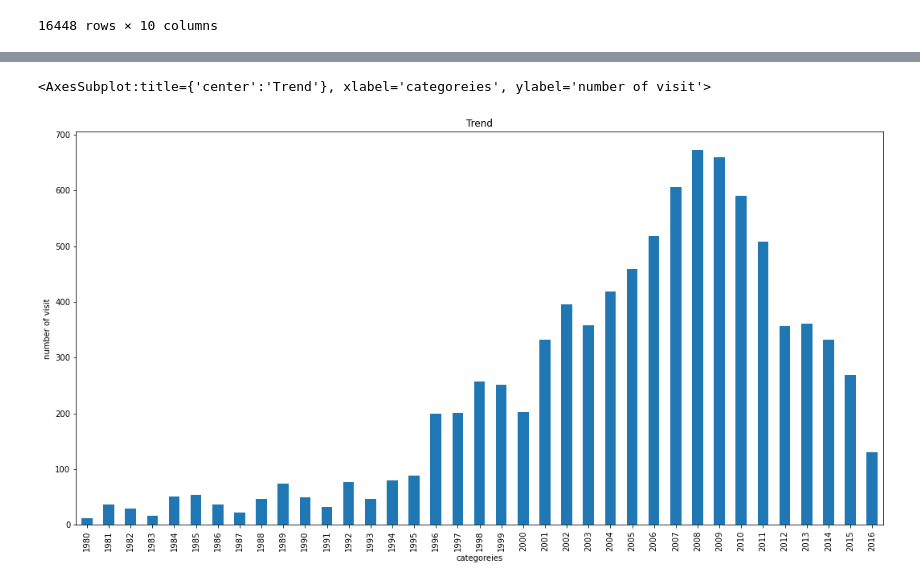
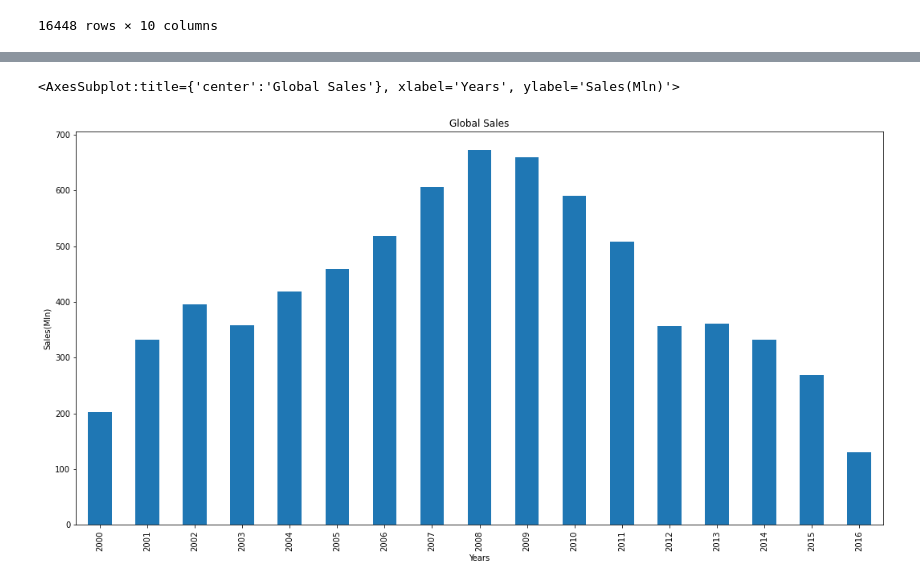
Before and after one commit to Pellys/FDSProject, a Jupyter notebook: MAIN.ipynb, the cells around one changed output, grey strips where cells are left out. Cells and saved outputs as stored; diff of their text form; code cells hidden in the pictures.

```diff
--- a/MAIN.ipynb
+++ b/MAIN.ipynb
@@ -48,6 +49,7 @@ games_df
 #games_df.to_csv("games_sales_clean.csv",index=False)
 # %%
 games= pd.read_csv("games_sales_clean.csv", header="infer")
+games=games[games.Year_of_Release >=2000]
 games
 # %% [output]
 |  | Name | Platform | Year_of_Release | Genre | Publisher | NA_Sales | EU_Sales | JP_Sales | Other_Sales | ... |
@@ -67,12 +69,12 @@ games
 games_global_sales=games.groupby(["Year_of_Release"]).Global_Sales.sum()
 # %%
 games_global_sales.plot.bar(figsize =(18,9),
-                        title="Trend",
-                        xlabel="categoreies",
-                        ylabel="number of visit")
+                        title="Global Sales",
+                        xlabel="Years",
+                        ylabel="Sales(Mln)")
 # %% [output]
-<AxesSubplot:title={'center':'Trend'}, xlabel='categoreies', ylabel='number of visit'>
+<AxesSubplot:title={'center':'Global Sales'}, xlabel='Years', ylabel='Sales(Mln)'>
-[figure, old version]
+[figure, new version]
 # %%
 games_NA_sales=games.groupby(["Year_of_Release"]).NA_Sales.sum()
 games_EU_sales=games.groupby(["Year_of_Release"]).EU_Sales.sum()
```
Also changed, not shown: parts of 5 cells of this notebook.
